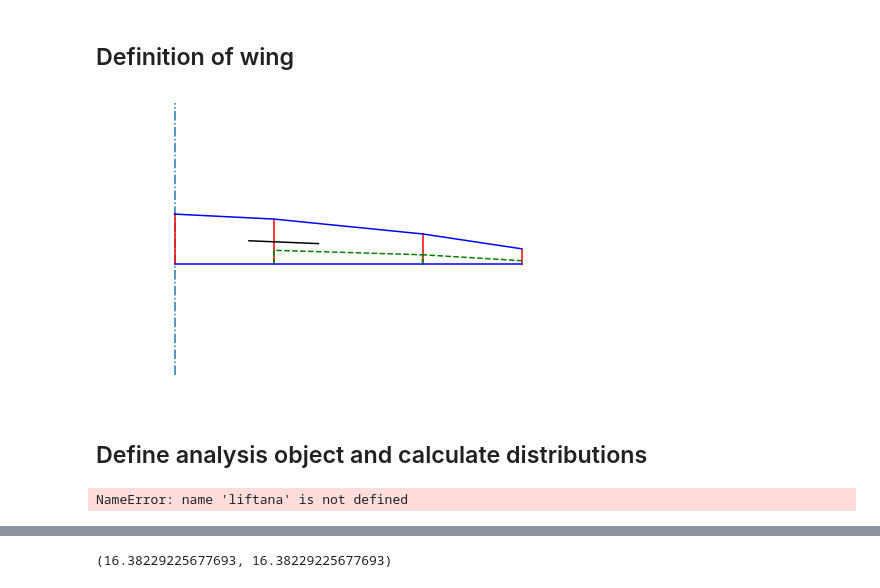
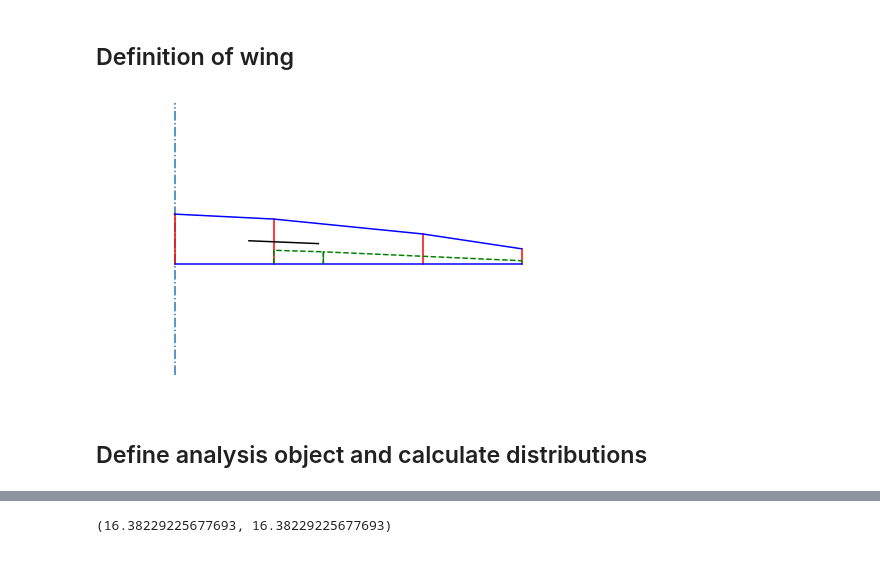
Before and after one commit to akafliegdarmstadt/wingstructure, a Jupyter notebook: examples/Analysis_Example.ipynb, the cells around one changed output, grey strips where cells are left out. Cells and saved outputs as stored; diff of their text form; code cells hidden in the pictures.

Commit message:
fix flap calculation

```diff
--- a/examples/Analysis_Example.ipynb
+++ b/examples/Analysis_Example.ipynb
@@ -14,31 +14,27 @@ import numpy as np
 # %%
 span_positions = [0, 2, 5, 7]
 chord_lengths = [1, 0.9, 0.6, 0.3]
 offsets = [0, 0.1, 0.4, 0.7]
 twists = [0]*4
 
 twists2 = [0, 0, np.deg2rad(-1), np.deg2rad(-2)]
 
 plt.figure(figsize=(8,5))
 
 wing = data.geometry.Wing()
 for ii in range(len(span_positions)):
     wing.add_section(data.geometry.Point(offsets[ii], span_positions[ii],0.0),chord_lengths[ii], twists[ii])
 wing.set_root_pos(0.0)
 wing.set_airbrake(1.5,2.9)
-wing.set_flap('flap', 2, 5,[0.7,0.7])
-wing.set_flap('flap2', 5, 7, [0.7,0.8])
+wing.set_flap('flap', 2, 3,[0.7,0.7])
+wing.set_flap('flap2', 3, 7, [0.7,0.8])
 
 wing.plot()
 plt.savefig('wing.png')
 # %% [output]
-[figure, old version]
+[figure, new version]
 # %% [markdown]
 ## Define analysis object and calculate distributions
-# %%
-liftana.calc_ys == 0.0
-# %% [output]
-NameError: name 'liftana' is not defined
 # %%
 liftana = analysis.LiftAnalysis(wing)
 
```
Also changed, not shown: parts of 3 cells of this notebook, 5 other files.
